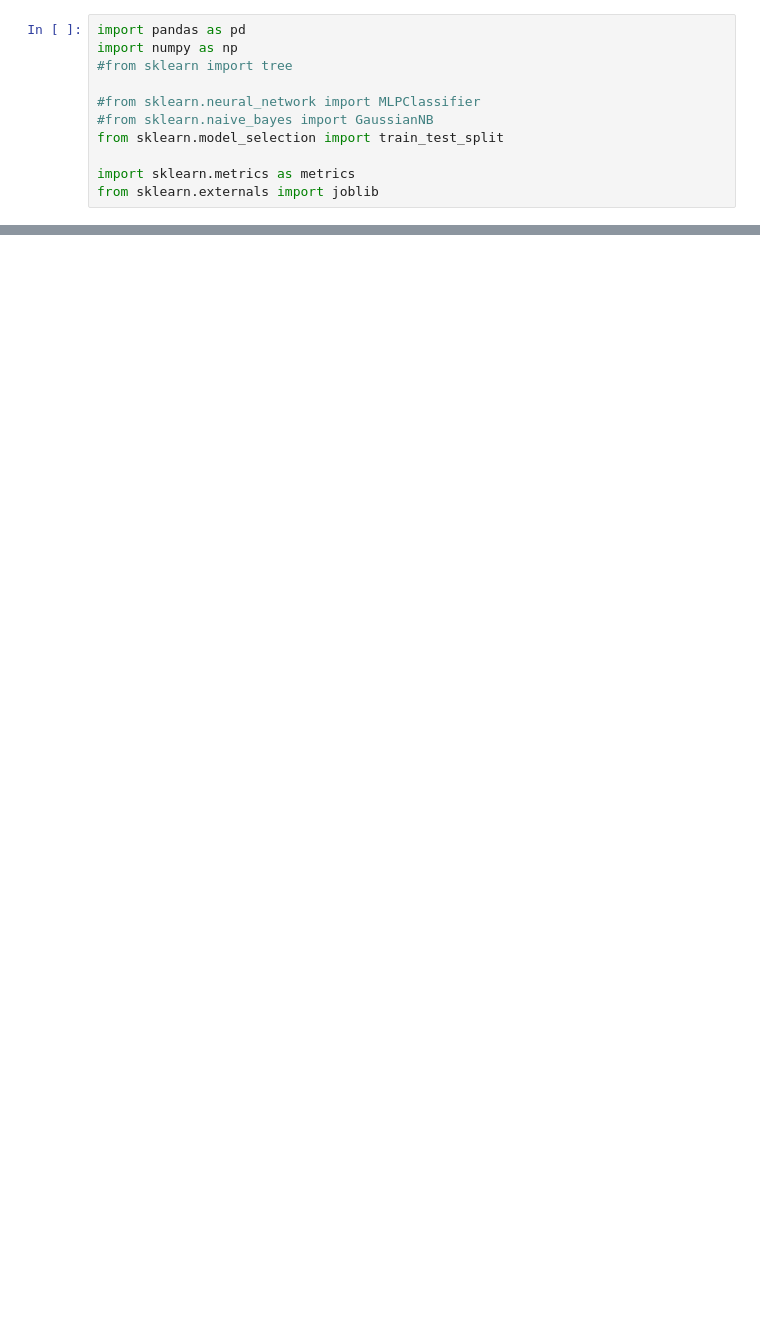
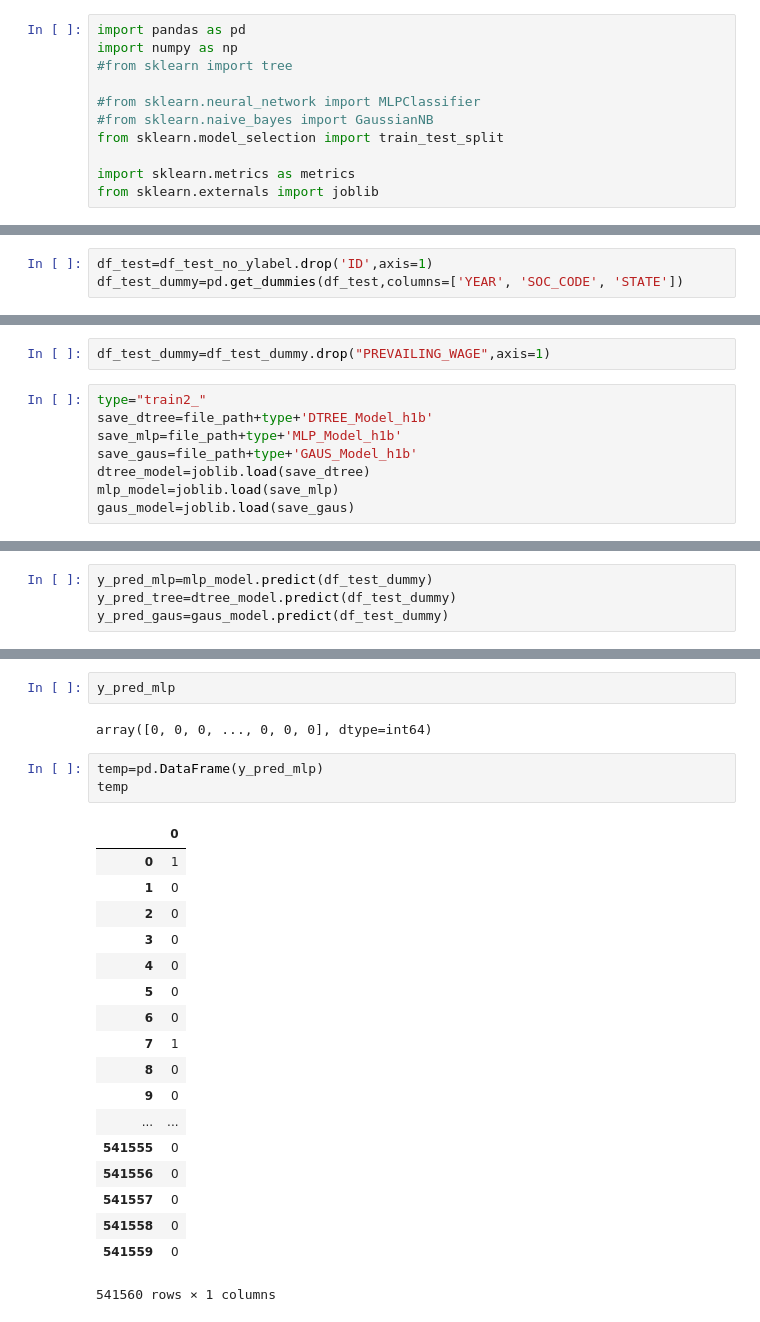
Before and after one commit to Ryulth/H1B_Visa_prediction_kaggle, a Jupyter notebook: model_pridict.ipynb, the cells around one changed output, grey strips where cells are left out. Drawn from its saved outputs; the diff is of its cells as text; blank space fills up the shorter version.

```diff
--- a/model_pridict.ipynb
+++ b/model_pridict.ipynb
@@ -28,0 +37,3 @@ ValueError: shapes (1626887,118) and (115,20) not aligned: 118 (dim 1) != 115 (d
+# %%
+df_test=df_test_no_ylabel.drop('ID',axis=1)
+df_test_dummy=pd.get_dummies(df_test,columns=['YEAR', 'SOC_CODE', 'STATE'])
@@ -29,3 +44,13 @@ ValueError: shapes (1626887,118) and (115,20) not aligned: 118 (dim 1) != 115 (d
+# %%
+df_test_dummy=df_test_dummy.drop("PREVAILING_WAGE",axis=1)
+# %%
+type="train2_"
+save_dtree=file_path+type+'DTREE_Model_h1b'
+save_mlp=file_path+type+'MLP_Model_h1b'
+save_gaus=file_path+type+'GAUS_Model_h1b'
+dtree_model=joblib.load(save_dtree)
+mlp_model=joblib.load(save_mlp)
+gaus_model=joblib.load(save_gaus)
 # %%
 df_test_dummy.columns
 # %% [output]
@@ -40,0 +77,4 @@ Index(['FULL_TIME_POSITION', 'YEAR_2011', 'YEAR_2012', 'YEAR_2013',
+# %%
+y_pred_mlp=mlp_model.predict(df_test_dummy)
+y_pred_tree=dtree_model.predict(df_test_dummy)
+y_pred_gaus=gaus_model.predict(df_test_dummy)
@@ -41 +100,27 @@ Index(['FULL_TIME_POSITION', 'YEAR_2011', 'YEAR_2012', 'YEAR_2013',
+# %%
+y_pred_mlp
+# %% [output]
+array([0, 0, 0, ..., 0, 0, 0], dtype=int64)
+# %%
+temp=pd.DataFrame(y_pred_mlp)
+temp
+# %% [output]
+|  | 0 |
+| 0 | 1 |
+| 1 | 0 |
+| 2 | 0 |
+| 3 | 0 |
+| 4 | 0 |
+| 5 | 0 |
+| 6 | 0 |
+| 7 | 1 |
+| 8 | 0 |
+| 9 | 0 |
+| ... | ... |
+| 541555 | 0 |
+| 541556 | 0 |
+| 541557 | 0 |
+| 541558 | 0 |
+| 541559 | 0 |
+541560 rows × 1 columns
 # %%
```
Also changed, not shown: parts of 21 cells of this notebook, 8 other files.
